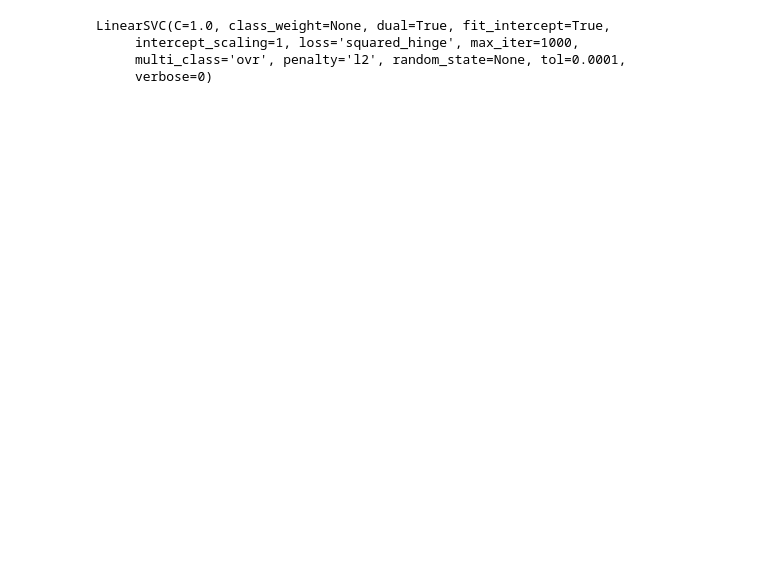
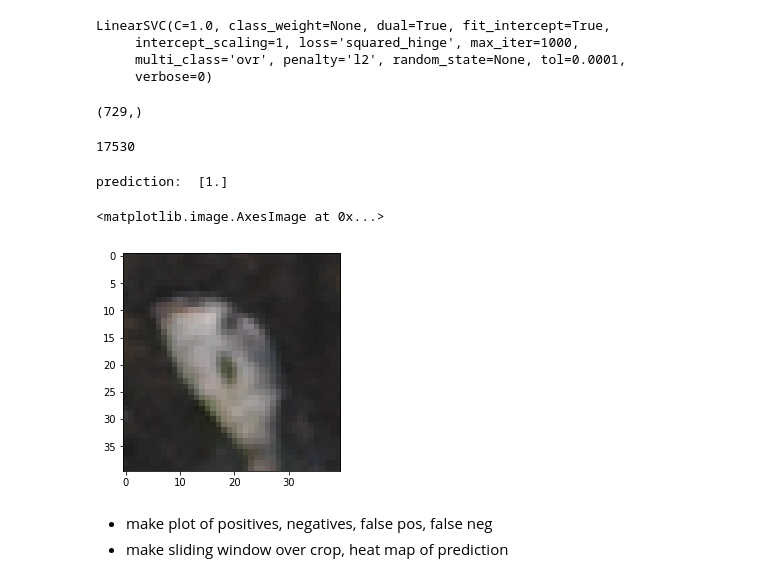
Before and after one commit to alex-schaaf/savewally, a Jupyter notebook: master.ipynb, the cells around one changed output. Drawn from its saved outputs; the diff is of its cells as text; code cells hidden in the pictures; blank space fills up the shorter version.

```diff
--- a/master.ipynb
+++ b/master.ipynb
@@ -186,3 +260,5 @@ len(hogs)
 # %%
 X = np.array(hogs)
-y = np.array(storage_bool)[:,np.newaxis]
+y = np.array(labels)# [:,np.newaxis]
+#w = storage_overlap
+#w[np.where(y==0)[0]] = 1.
@@ -199,10 +291,23 @@ from sklearn.model_selection import train_test_split
 
 X_train, X_, y_train, y_ = train_test_split(X, y, test_size=0.4, random_state=42)
 X_val, X_test, y_val, y_test = train_test_split(X_, y_, test_size=0.5, random_state=42)
+# %%
+n = X.shape[0] * 0.4
+# %%
+np.random.seed(32)
+i_train = np.random.randint(0, X.shape[0], size=int(n))
+bool_test = np.ones((X.shape[0])).astype(bool)
+bool_test[i_train] = False
+
+X_train = X[i_train]
+y_train = y[i_train]
+
+X_test = X[bool_test]
+y_test = y[bool_test]
 # %%
 from sklearn.svm import LinearSVC
 clf = LinearSVC()
-clf.fit(X_train, y_train.ravel())
+clf.fit(X_train, y_train)
 # %% [output]
 LinearSVC(C=1.0, class_weight=None, dual=True, fit_intercept=True,
      intercept_scaling=1, loss='squared_hinge', max_iter=1000,
@@ -213,3 +318,25 @@ score = clf.score(X_val, y_val)
+# %%
+X_test[i].shape
+# %% [output]
+(729,)
+# %%
+wrong = [17530, 18777]
+# %% [output]
+17530
+# %%
+# np.random.seed(23)
+i = np.random.choice(np.where(y_test == 1.)[0])
+
+print("prediction: ", clf.predict(X_test[np.newaxis,i]))
+
+plt.imshow(patches[bool_test][i][:,:,:3].astype(int))
+# %% [output]
+prediction:  [1.]
+<matplotlib.image.AxesImage at 0x...>
+[figure, added]
+# %% [markdown]
+* make plot of positives, negatives, false pos, false neg
+* make sliding window over crop, heat map of prediction
 # %%
 score
 # %% [output]
```
Also changed, not shown: parts of 50 cells of this notebook, 3 other files.
